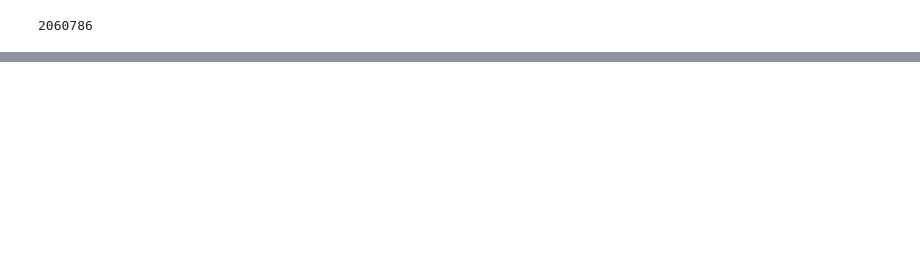
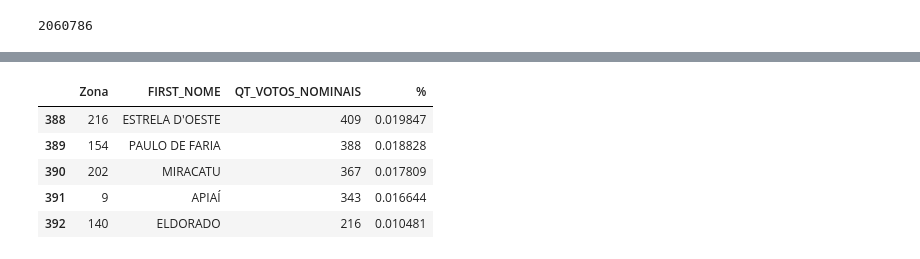
Before and after one commit to gchinellato/Mapa-SP-Eleicao-2018, a Jupyter notebook: Mapa-Eleição-2018-Estado-SP.ipynb, the cells around one changed output, grey strips where cells are left out. Cells and saved outputs as stored; diff of their text form; code cells hidden in the pictures; blank space fills up the shorter version.

```diff
--- a/Mapa-Eleição-2018-Estado-SP.ipynb
+++ b/Mapa-Eleição-2018-Estado-SP.ipynb
@@ -104,0 +129,9 @@ fig.savefig('sp-estado.png')
+# %%
+ranking.tail()
+# %% [output]
+|  | Zona | FIRST_NOME | QT_VOTOS_NOMINAIS | % |
+| 388 | 216 | ESTRELA D'OESTE | 409 | 0.019847 |
+| 389 | 154 | PAULO DE FARIA | 388 | 0.018828 |
+| 390 | 202 | MIRACATU | 367 | 0.017809 |
+| 391 | 9 | APIAÍ | 343 | 0.016644 |
+| 392 | 140 | ELDORADO | 216 | 0.010481 |
```
Also changed, not shown: parts of 16 cells of this notebook, 7 other files.
